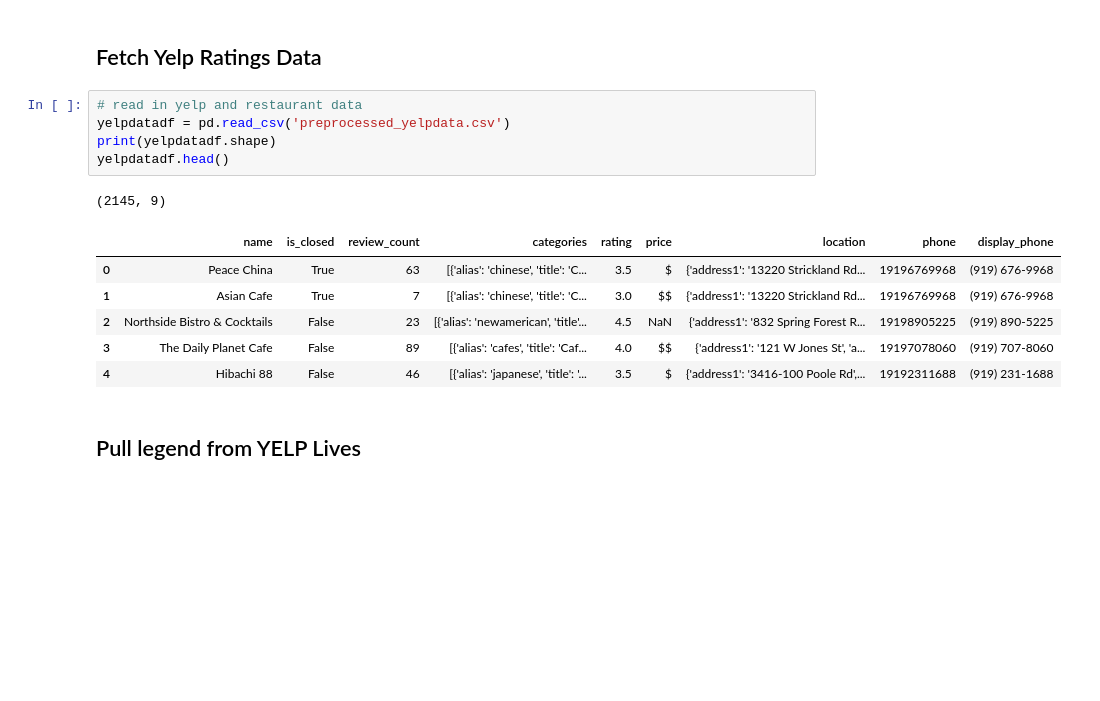
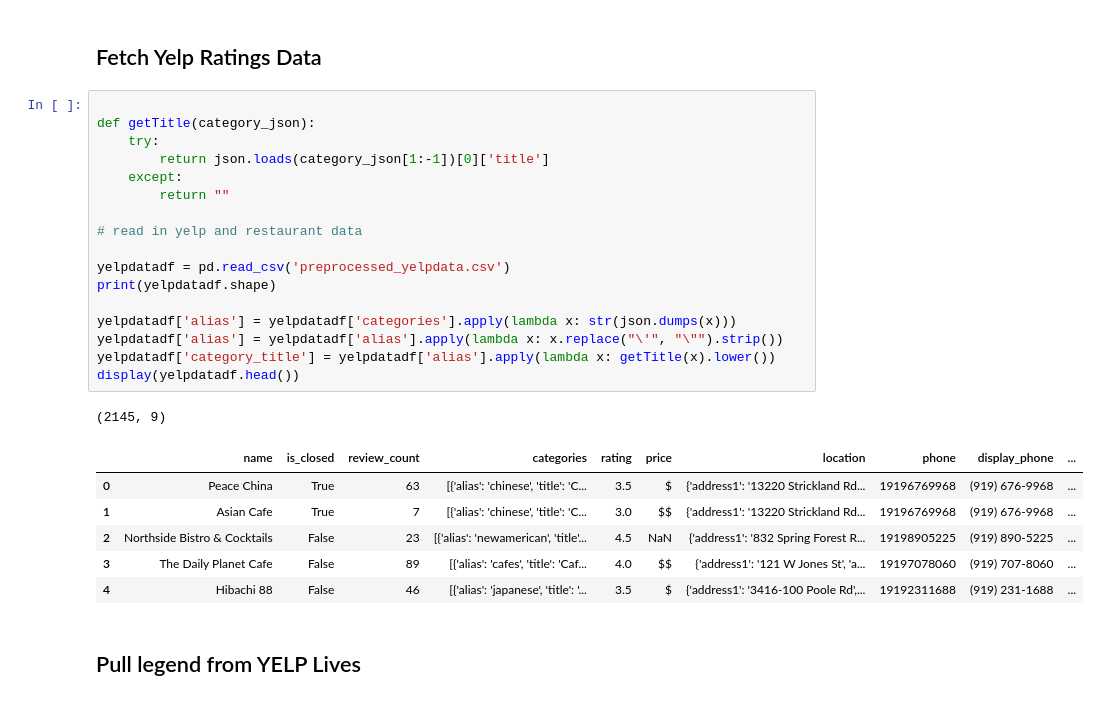
Before and after one commit to shyamal-anadkat/wake-county-food-inspections-analysis, a Jupyter notebook: Wake County -- Restaurant Food Inspections Analysis [AIPI510].ipynb, the cells around one changed output. Cells and saved outputs as stored; diff of their text form; blank space fills up the shorter version.

```diff
--- a/Wake County -- Restaurant Food Inspections Analysis [AIPI510].ipynb
+++ b/Wake County -- Restaurant Food Inspections Analysis [AIPI510].ipynb
@@ -103,18 +116,30 @@ weatherdatadf.head()
 # %% [markdown]
 ## Fetch Yelp Ratings Data
 # %%
+
+def getTitle(category_json):
+    try:
+        return json.loads(category_json[1:-1])[0]['title']
+    except:
+        return ""
+
 # read in yelp and restaurant data
+
 yelpdatadf = pd.read_csv('preprocessed_yelpdata.csv')
 print(yelpdatadf.shape)
-yelpdatadf.head()
+
+yelpdatadf['alias'] = yelpdatadf['categories'].apply(lambda x: str(json.dumps(x)))
+yelpdatadf['alias'] = yelpdatadf['alias'].apply(lambda x: x.replace("\'", "\"").strip())
+yelpdatadf['category_title'] = yelpdatadf['alias'].apply(lambda x: getTitle(x).lower())
+display(yelpdatadf.head())
 # %% [output]
 (2145, 9)
-|  | name | is_closed | review_count | categories | rating | price | location | phone | display_phone |
-| 0 | Peace China | True | 63 | [{'alias': 'chinese', 'title': 'C... | 3.5 | $ | {'address1': '13220 Strickland Rd... | 19196769968 | (919) 676-9968 |
-| 1 | Asian Cafe | True | 7 | [{'alias': 'chinese', 'title': 'C... | 3.0 | $$ | {'address1': '13220 Strickland Rd... | 19196769968 | (919) 676-9968 |
-| 2 | Northside Bistro & Cocktails | False | 23 | [{'alias': 'newamerican', 'title'... | 4.5 | NaN | {'address1': '832 Spring Forest R... | 19198905225 | (919) 890-5225 |
-| 3 | The Daily Planet Cafe | False | 89 | [{'alias': 'cafes', 'title': 'Caf... | 4.0 | $$ | {'address1': '121 W Jones St', 'a... | 19197078060 | (919) 707-8060 |
-| 4 | Hibachi 88 | False | 46 | [{'alias': 'japanese', 'title': '... | 3.5 | $ | {'address1': '3416-100 Poole Rd',... | 19192311688 | (919) 231-1688 |
+|  | name | is_closed | review_count | categories | rating | price | location | phone | display_phone | ... |
+| 0 | Peace China | True | 63 | [{'alias': 'chinese', 'title': 'C... | 3.5 | $ | {'address1': '13220 Strickland Rd... | 19196769968 | (919) 676-9968 | ... |
+| 1 | Asian Cafe | True | 7 | [{'alias': 'chinese', 'title': 'C... | 3.0 | $$ | {'address1': '13220 Strickland Rd... | 19196769968 | (919) 676-9968 | ... |
+| 2 | Northside Bistro & Cocktails | False | 23 | [{'alias': 'newamerican', 'title'... | 4.5 | NaN | {'address1': '832 Spring Forest R... | 19198905225 | (919) 890-5225 | ... |
+| 3 | The Daily Planet Cafe | False | 89 | [{'alias': 'cafes', 'title': 'Caf... | 4.0 | $$ | {'address1': '121 W Jones St', 'a... | 19197078060 | (919) 707-8060 | ... |
+| 4 | Hibachi 88 | False | 46 | [{'alias': 'japanese', 'title': '... | 3.5 | $ | {'address1': '3416-100 Poole Rd',... | 19192311688 | (919) 231-1688 | ... |
 # %% [markdown]
 ## Pull legend from YELP Lives
 # %%
```
Also changed, not shown: parts of 22 cells of this notebook, 1 other file.
